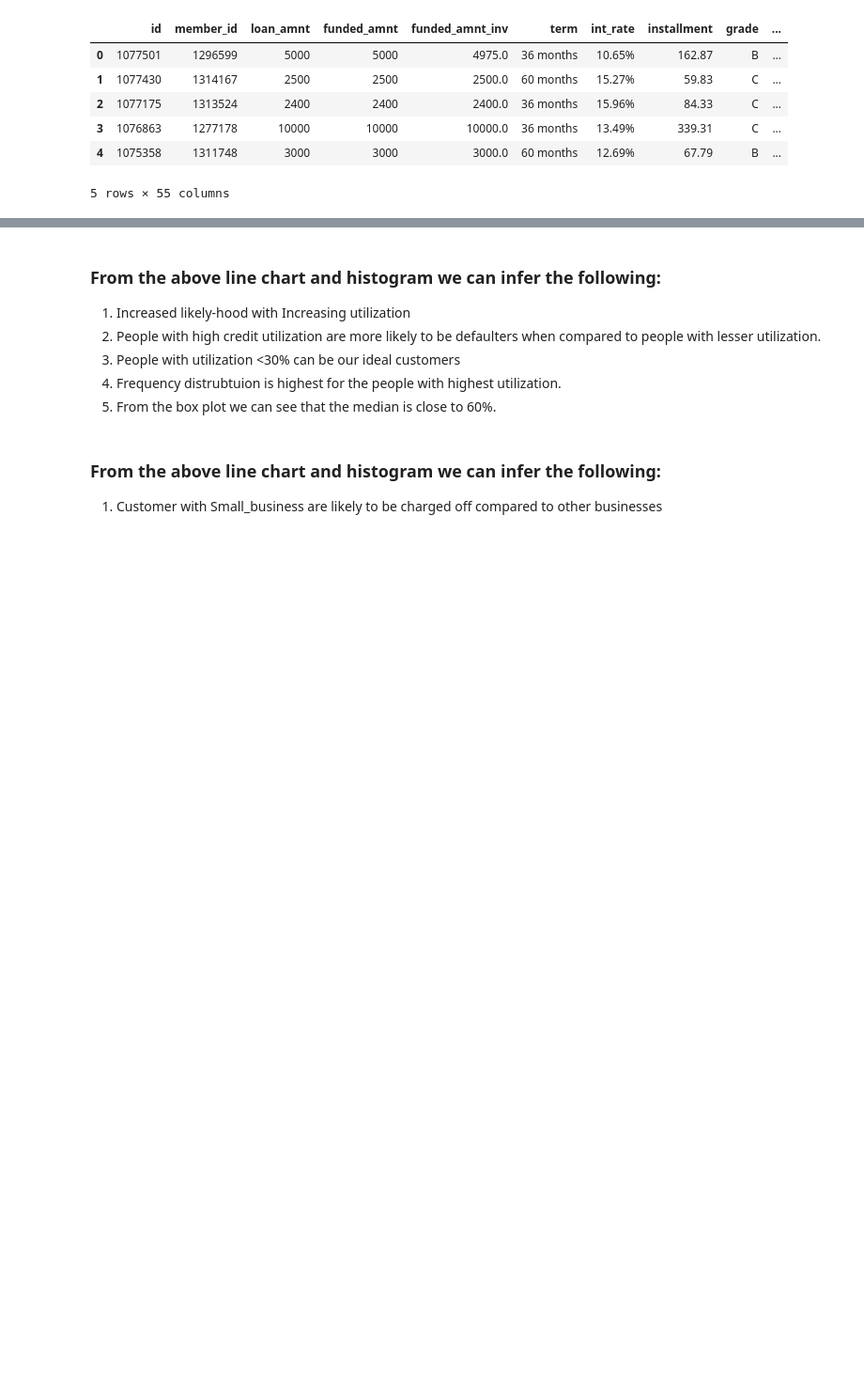
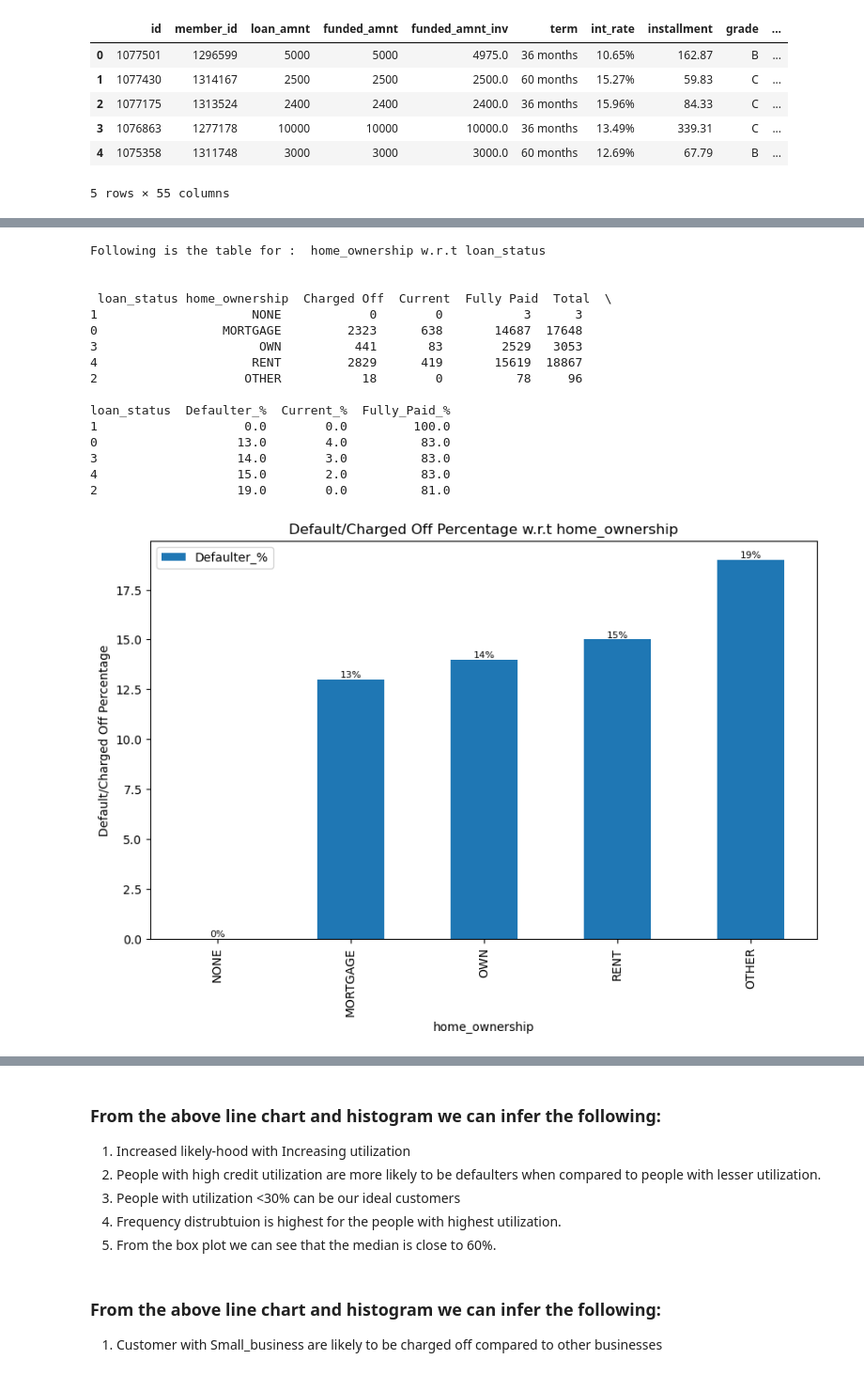
Before and after one commit to rupeshshuklavarroc/Lending_Case_Study_Rupesh_Harshali, a Jupyter notebook: Lending_Case_Study_Rupesh_Harshali_09_10_2023.ipynb, the cells around one changed output, grey strips where cells are left out. Shown at 94% size. Saved outputs shown, nothing was run; the diff lists cells and outputs as text; code cells hidden in the pictures; blank space fills up the shorter version.

```diff
--- a/Lending_Case_Study_Rupesh_Harshali_09_10_2023.ipynb
+++ b/Lending_Case_Study_Rupesh_Harshali_09_10_2023.ipynb
@@ -202,0 +363,20 @@ plt.title('Charged Off Percentage w.r.t Type of Ownership')
+# %%
+plot_wrt_percentage('home_ownership','loan_status')
+# %% [output]
+Following is the table for :  home_ownership w.r.t loan_status
+
+
+ loan_status home_ownership  Charged Off  Current  Fully Paid  Total  \
+1                     NONE            0        0           3      3
+0                 MORTGAGE         2323      638       14687  17648
+3                      OWN          441       83        2529   3053
+4                     RENT         2829      419       15619  18867
+2                    OTHER           18        0          78     96
+
+loan_status  Defaulter_%  Current_%  Fully_Paid_%
+1                    0.0        0.0         100.0
+0                   13.0        4.0          83.0
+3                   14.0        3.0          83.0
+4                   15.0        2.0          83.0
+2                   19.0        0.0          81.0
+[figure, added]
```
Also changed, not shown: parts of 47 cells of this notebook.
